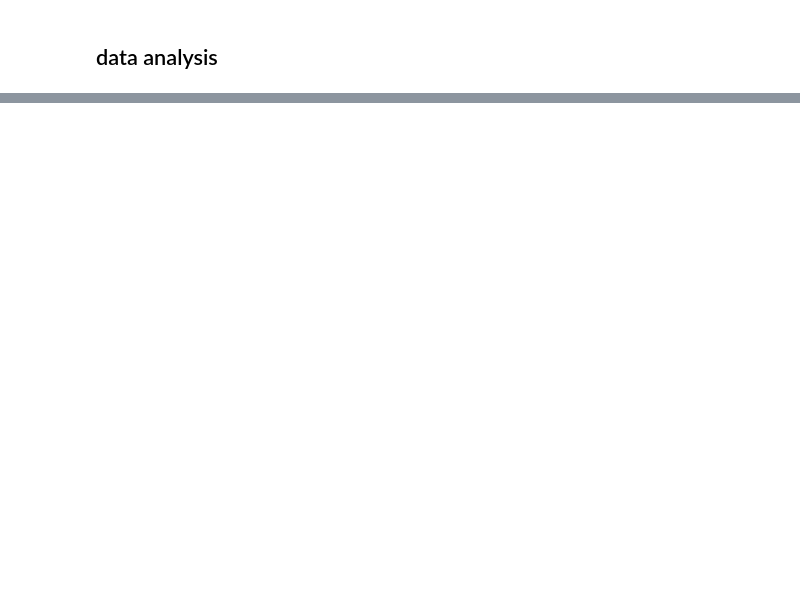
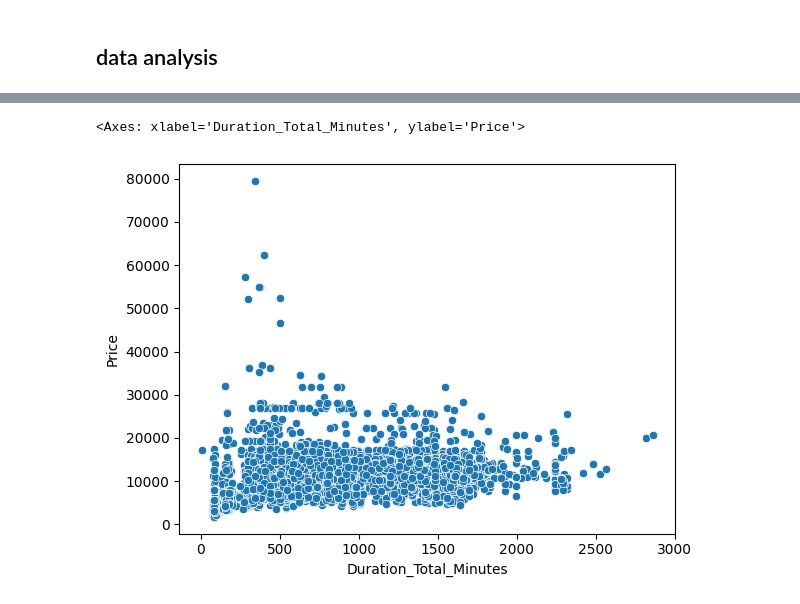
Before and after one commit to kidnixt/fare-of-airline-tickets, a Jupyter notebook: flight_prediction.ipynb, the cells around one changed output, grey strips where cells are left out. Saved outputs shown, nothing was run; the diff lists cells and outputs as text; code cells hidden in the pictures; blank space fills up the shorter version.

```diff
--- a/flight_prediction.ipynb
+++ b/flight_prediction.ipynb
@@ -203,0 +203,11 @@ Index(['Airline', 'Source', 'Destination', 'Route', 'Duration', 'Total_Stops',
+# %%
+#we are gonna change the Duration string to have hh mm format
+def preprocess_duration(x):
+    if 'h' not in x:
+        x = '0h' + ' ' + x
+    elif 'm' not in x:
+        x = x + ' ' + '0m'
+    return x
+# %%
+data['Duration'] = data['Duration'].apply(preprocess_duration)
+data['Duration']
@@ -203,0 +227,12 @@ Index(['Airline', 'Source', 'Destination', 'Route', 'Duration', 'Total_Stops',
+# %%
+#now we will split the duration into hours and minutes columns
+data['Duration_Hours'] = data['Duration'].apply(lambda x: x.split(' ')[0][0:-1]).astype(int)
+data['Duration_Minutes'] = data['Duration'].apply(lambda x: x.split(' ')[1][0:-1]).astype(int)
+# %%
+data['Duration_Total_Minutes'] = data['Duration'].str.replace('h', '*60').str.replace(' ','+').str.replace('m','*1').apply(eval)
+# %%
+#We can see that the price doesnt depend on the duration of the flight
+sns.scatterplot(x='Duration_Total_Minutes',y='Price',data=data)
+# %% [output]
+<Axes: xlabel='Duration_Total_Minutes', ylabel='Price'>
+[figure, added]
```
Also changed, not shown: parts of 7 cells of this notebook.
